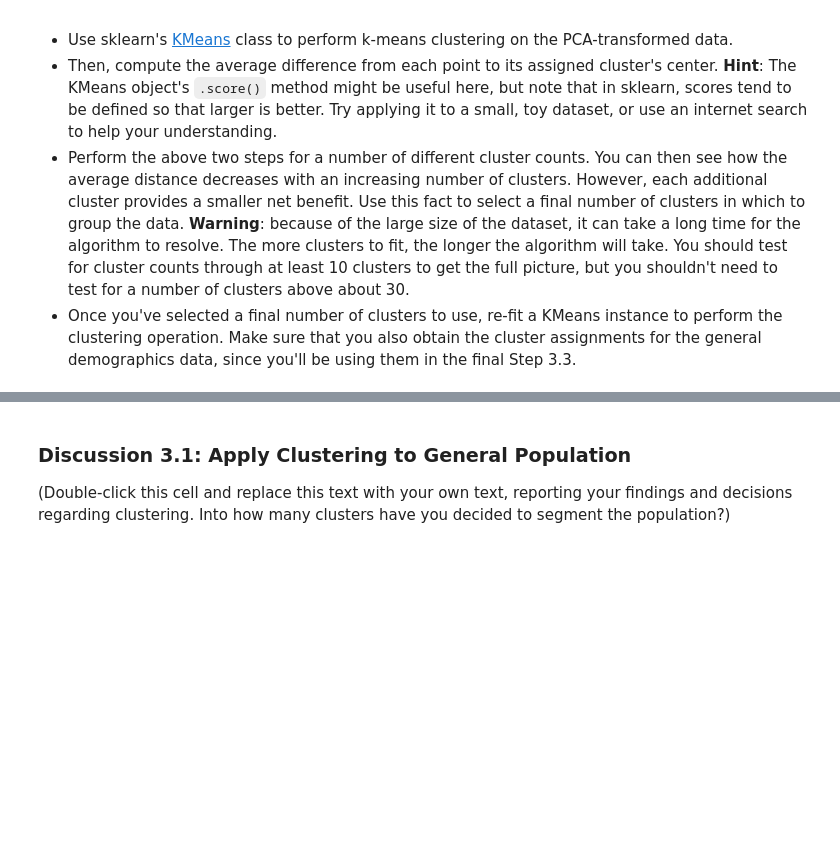
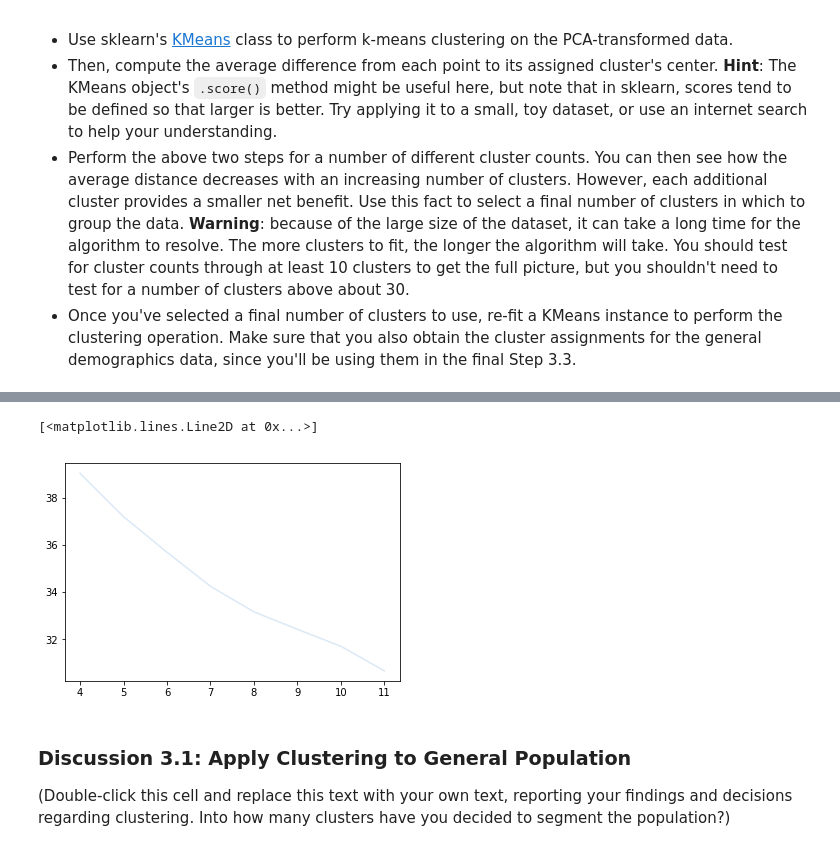
Before and after one commit to AhmedAlsudairi/Identify-Customer-Segments, a Jupyter notebook: Identify_Customer_Segments.ipynb, the cells around one changed output, grey strips where cells are left out. Saved outputs shown, nothing was run; the diff lists cells and outputs as text; code cells hidden in the pictures; blank space fills up the shorter version.

Commit message:
fitting and predicting the kmean model

```diff
--- a/Identify_Customer_Segments.ipynb
+++ b/Identify_Customer_Segments.ipynb
@@ -742,9 +742,18 @@ You've assessed and cleaned the demographics data, then scaled and transformed t
 - Once you've selected a final number of clusters to use, re-fit a KMeans instance to perform the clustering operation. Make sure that you also obtain the cluster assignments for the general demographics data, since you'll be using them in the final Step 3.3.
 # %%
 # Over a number of different cluster counts...
-
+distances = []
+models = {}
+for cluster in range(4,12):
+    model = KMeans(cluster, random_state=28)
 
     # run k-means clustering on the data and...
+    model.fit(X_pca)
+
+    models[cluster] = model
 
 
     # compute the average within-cluster distances.
+    avg_dist = -model.score(X_pca) / len(X_pca)
+    distances.append(avg_dist)
+    print(f'Average distance for {cluster} clusters: {avg_dist}')
@@ -751,6 +769,11 @@ You've assessed and cleaned the demographics data, then scaled and transformed t
 # %%
 # Investigate the change in within-cluster distance across number of clusters.
 # HINT: Use matplotlib's plot function to visualize this relationship.
+
+plt.plot(list(range(4,12)), distances)
+# %% [output]
+[<matplotlib.lines.Line2D at 0x...>]
+[figure, added]
 # %%
 # Re-fit the k-means model with the selected number of clusters and obtain
 # cluster predictions for the general population demographics data.
```
Also changed, not shown: parts of 8 cells of this notebook.
